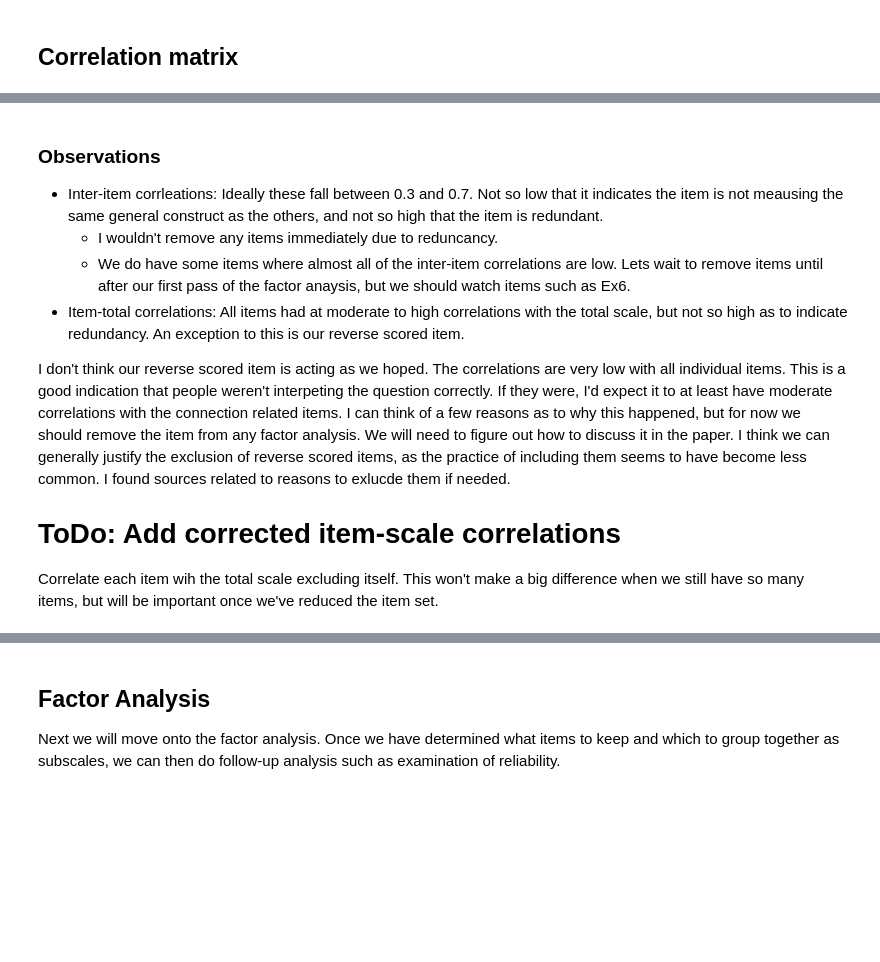
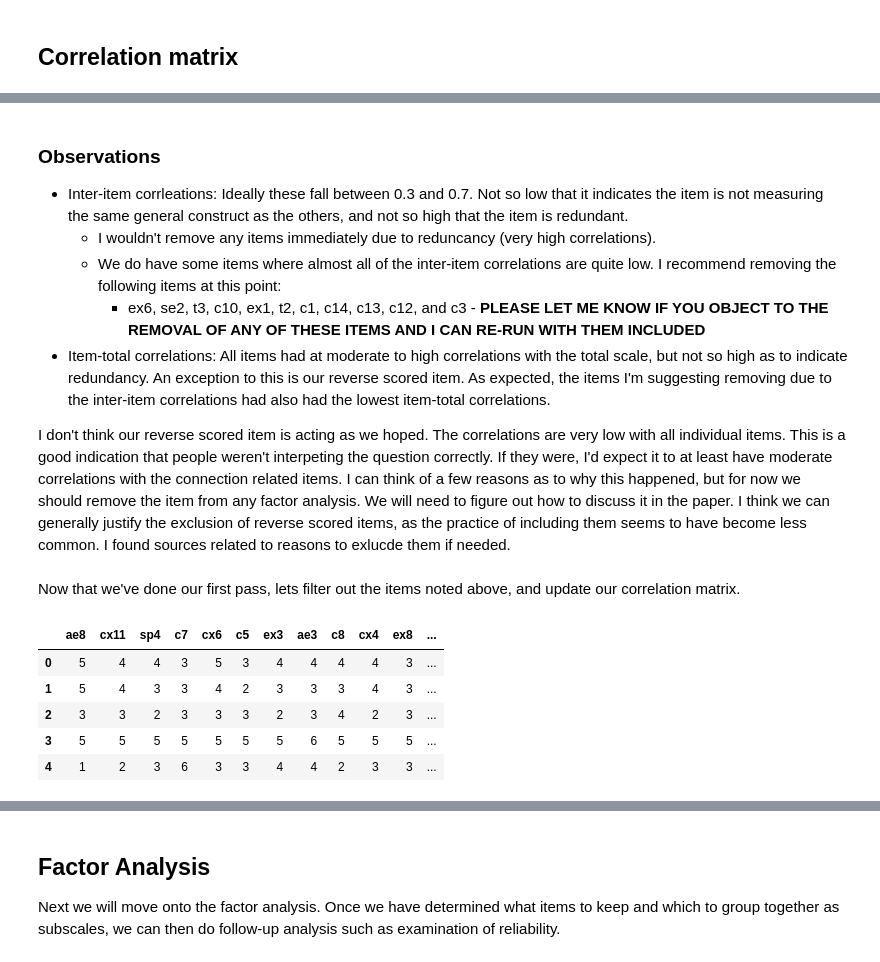
Before and after one commit to ReneeErnst/scaledev, a Jupyter notebook: notebooks/scale_dev.ipynb, the cells around one changed output, grey strips where cells are left out. Saved outputs shown, nothing was run; the diff lists cells and outputs as text; code cells hidden in the pictures; blank space fills up the shorter version.

Commit message:
more analysis

```diff
--- a/notebooks/scale_dev.ipynb
+++ b/notebooks/scale_dev.ipynb
@@ -89,12 +94,30 @@ corr_style
 # %% [markdown]
 ### Observations
 
-- Inter-item corrleations: Ideally these fall between 0.3 and 0.7. Not so low that it indicates the item is not meausing the same general construct as the others, and not so high that the item is redundant.
-    - I wouldn't remove any items immediately due to reduncancy.
-    - We do have some items where almost all of the inter-item correlations are low. Lets wait to remove items until after our first pass of the factor anaysis, but we should watch items such as Ex6.
-- Item-total correlations: All items had at moderate to high correlations with the total scale, but not so high as to indicate redundancy. An exception to this is our reverse scored item.
+- Inter-item corrleations: Ideally these fall between 0.3 and 0.7. Not so low that it indicates the item is not measuring the same general construct as the others, and not so high that the item is redundant.
+    - I wouldn't remove any items immediately due to reduncancy (very high correlations).
+    - We do have some items where almost all of the inter-item correlations are quite low. I recommend removing the following items at this point:
+        - ex6, se2, t3, c10, ex1, t2, c1, c14, c13, c12, and c3 - **PLEASE LET ME KNOW IF YOU OBJECT TO THE REMOVAL OF ANY OF THESE ITEMS AND I CAN RE-RUN WITH THEM INCLUDED**
+- Item-total correlations: All items had at moderate to high correlations with the total scale, but not so high as to indicate redundancy. An exception to this is our reverse scored item. As expected, the items I'm suggesting removing due to the inter-item correlations had also had the lowest item-total correlations.
 
 I don't think our reverse scored item is acting as we hoped. The correlations are very low with all individual items. This is a good indication that people weren't interpeting the question correctly. If they were, I'd expect it to at least have moderate correlations with the connection related items. I can think of a few reasons as to why this happened, but for now we should remove the item from any factor analysis. We will need to figure out how to discuss it in the paper. I think we can generally justify the exclusion of reverse scored items, as the practice of including them seems to have become less common. I found sources related to reasons to exlucde them if needed.
-
-# ToDo: Add corrected item-scale correlations
-Correlate each item wih the total scale excluding itself. This won't make a big difference when we still have so many items, but will be important once we've reduced the item set.
+# %% [markdown]
+Now that we've done our first pass, lets filter out the items noted above, and update our correlation matrix.
+# %%
+remove_items = ["ex6", "se2", "t3", "c10", "ex1", "t2", "c1", "c14", "c13", "c12", "c3"]
+v2_items = [col for col in scale_cols_no_rs1 if col not in remove_items]
+
+# Filter down our data to the columns we want to keep for further analysis
+df_v2 = df.copy()
+df_v2 = df_v2[v2_items]
+
+# Recalculate the total score removing the above items and the reverse scored item
+df_v2["ets_total_v2"] = df_v2[v2_items].sum(axis=1)
+df_v2.head()
+# %% [output]
+|  | ae8 | cx11 | sp4 | c7 | cx6 | c5 | ex3 | ae3 | c8 | cx4 | ex8 | ... |
+| 0 | 5 | 4 | 4 | 3 | 5 | 3 | 4 | 4 | 4 | 4 | 3 | ... |
+| 1 | 5 | 4 | 3 | 3 | 4 | 2 | 3 | 3 | 3 | 4 | 3 | ... |
+| 2 | 3 | 3 | 2 | 3 | 3 | 3 | 2 | 3 | 4 | 2 | 3 | ... |
+| 3 | 5 | 5 | 5 | 5 | 5 | 5 | 5 | 6 | 5 | 5 | 5 | ... |
+| 4 | 1 | 2 | 3 | 6 | 3 | 3 | 4 | 4 | 2 | 3 | 3 | ... |
```
Also changed, not shown: parts of 6 cells of this notebook, 3 other files.
